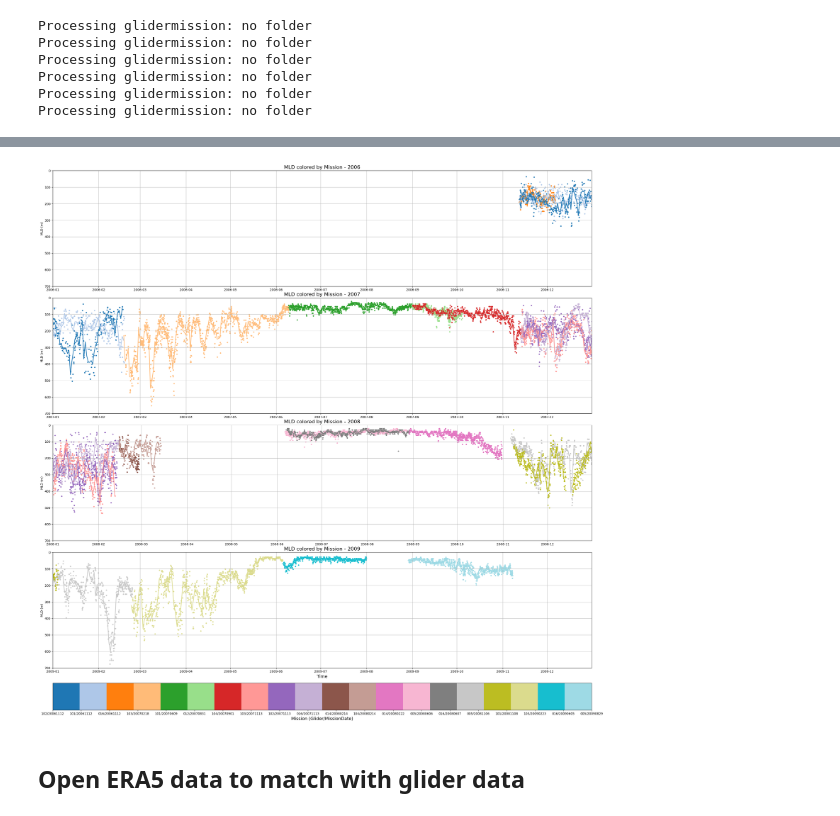
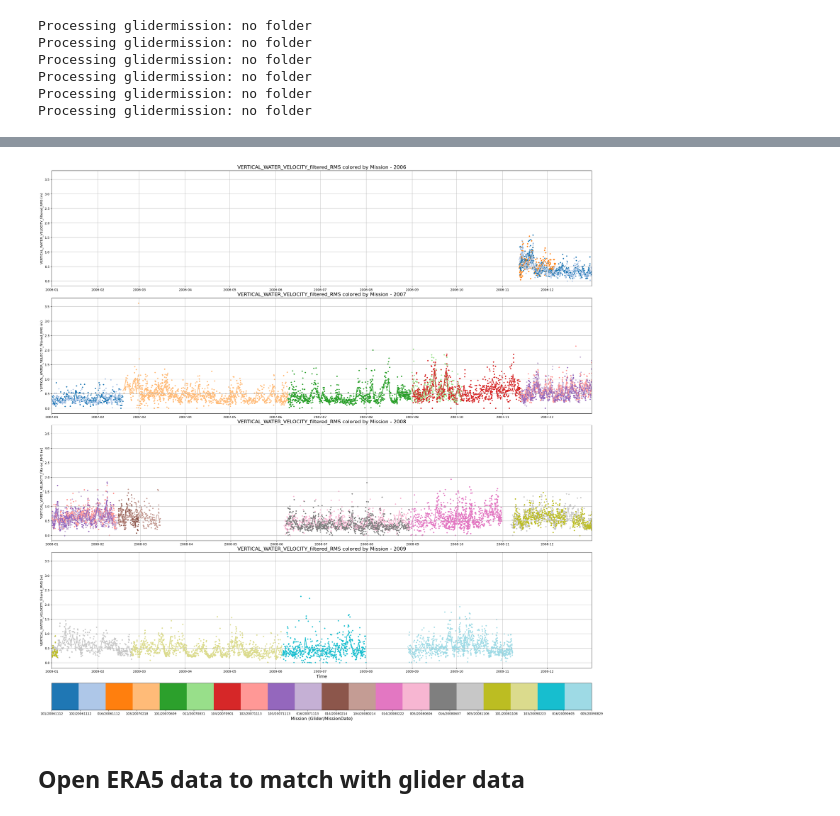
Before and after one commit to tillmrtz/dissipationSML, a Jupyter notebook: notebooks/load_multiple_gliders.ipynb, the cells around one changed output, grey strips where cells are left out. Cells and saved outputs as stored; diff of their text form; code cells hidden in the pictures.

```diff
--- a/notebooks/load_multiple_gliders.ipynb
+++ b/notebooks/load_multiple_gliders.ipynb
@@ -32,7 +32,7 @@ ds_list = []
 mld_ds_list = []
 method = 'CR'
 variable = 'SIGMA_1'
-threshold = -3
+threshold = -2
 use_bins = True
 binning = 8
 
@@ -101,0 +97,6 @@ importlib.reload(plotting)
+# %%
+filtered_VV_list = []
+for i in range(len(ds_list)):
+    print(f"Processing glidermission: {str(mld_ds_list[i].GLIDER_MISSION[0].values)}")
+    ds_filtered_VV = tools.highpass_butterworth_time(ds_list[i], 'VERTICAL_WATER_VELOCITY', cutoff_period=330, order=4, max_interval=60)
+    filtered_VV_list.append(ds_filtered_VV)
@@ -102,7 +117,9 @@ importlib.reload(plotting)
 # %%
+importlib.reload(tools)
+importlib.reload(plotting)
 for i in range(len(mld_ds_list)):
     print(f"Processing glidermission: {str(mld_ds_list[i].GLIDER_MISSION[0].values)}")
-    mld_ds_list[i] = tools.rms_in_mld(ds_list[i], mld_ds_list[i], ['VERTICAL_WATER_VELOCITY'],min_depth=0)
+    mld_ds_list[i] = tools.rms_in_mld(filtered_VV_list[i], mld_ds_list[i], ['VERTICAL_WATER_VELOCITY_filtered'],min_depth=20)
     mld_ds_list[i] = tools.mean_in_mld(ds_list[i], mld_ds_list[i], ['SIGTHETA','PSAL','TEMP'])
 # %% [output]
 Processing glidermission: 005/20080606
@@ -124,9 +159,16 @@ Computing mean for TEMP in MLD
 # %%
 ### save each mld dataset to a netcdf file in the destination folder
+delete_old = False
 for i in range(len(mld_ds_list)):
     folder = mld_ds_list[i].GLIDER_MISSION[0].values
     file_name = f"{destination_folder}/{folder}/alldata_mld.nc"
     ### check if file already exists
+    if delete_old:
+        try:
+            pathlib.Path(file_name).unlink()
+            print(f"Deleted {file_name}")
+        except FileNotFoundError:
+            print(f"File {file_name} not found. Skipping deletion...")
     if pathlib.Path(file_name).exists():
         print(f"File {file_name} already exists. Skipping...")
         continue
@@ -198,7 +233,7 @@ Loading glidermission: no folder
 # %%
-fig = plotting.plot_var_from_mld(mld_ds_list, 'MLD', [2006,2007,2008,2009], rolling_str='1d')
+fig = plotting.plot_var_from_mld(mld_ds_list, 'VERTICAL_WATER_VELOCITY_filtered_RMS', [2006,2007,2008,2009], rolling_str='1d')
 # %% [output]
-[figure, old version]
+[figure, new version]
 # %% [markdown]
 ## Open ERA5 data to match with glider data
 # %%
```
Also changed, not shown: parts of 8 cells of this notebook, 4 other files.
